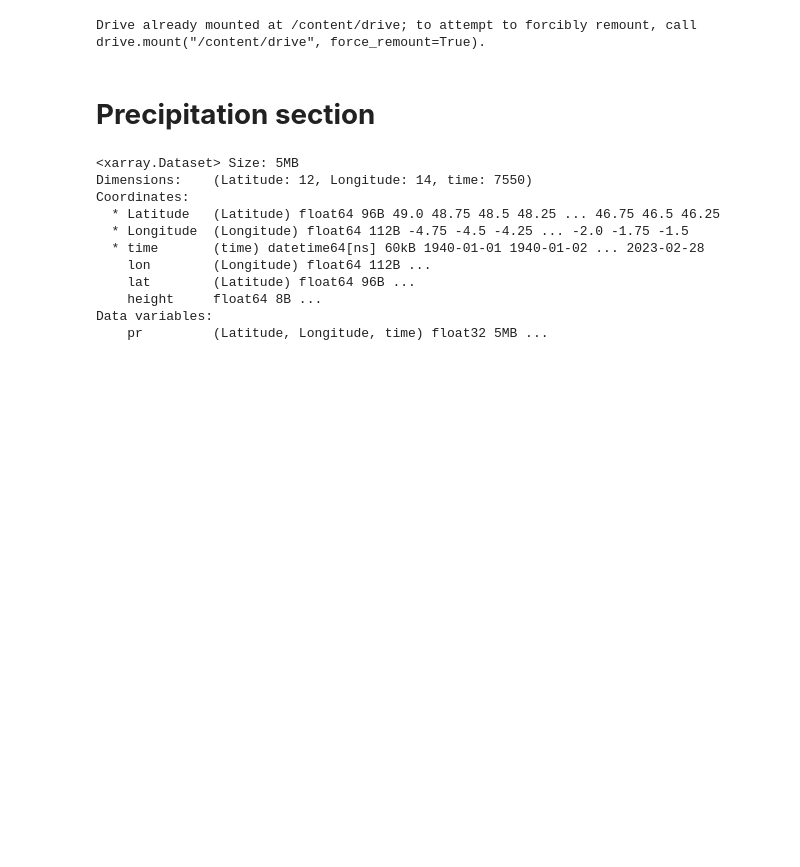
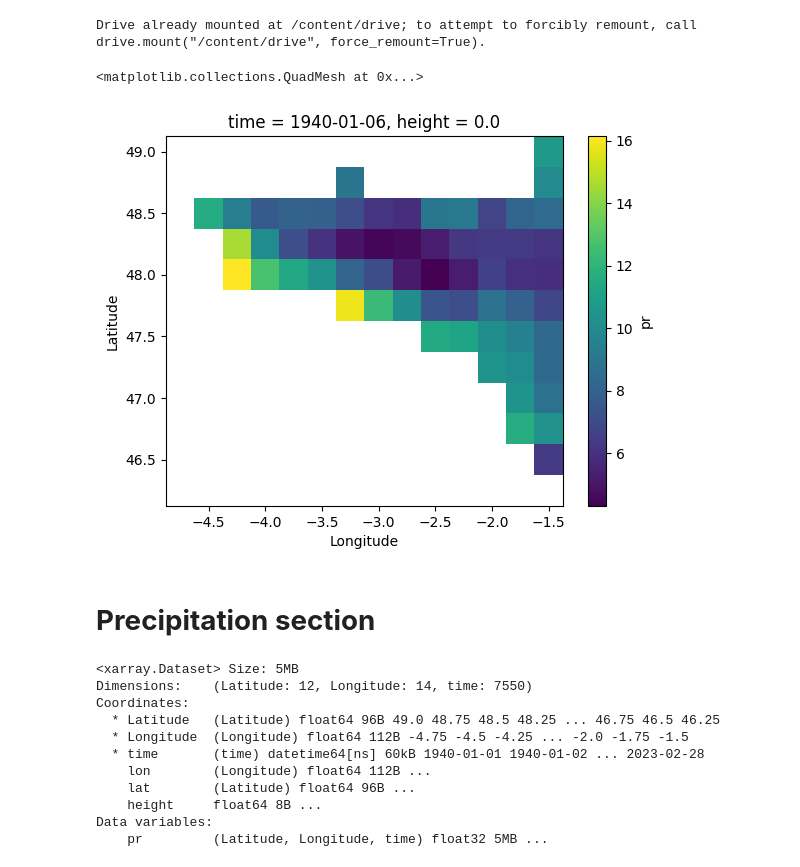
Before and after one commit to Faza20-lab/Projet_stats, a Jupyter notebook: Projet_stats.ipynb, the cells around one changed output. Saved outputs shown, nothing was run; the diff lists cells and outputs as text; code cells hidden in the pictures; blank space fills up the shorter version.

```diff
--- a/Projet_stats.ipynb
+++ b/Projet_stats.ipynb
@@ -16,6 +16,11 @@ file_prec = '/content/drive/MyDrive/data/ERA5_prec_daily_1940_2023_FR_brittany.n
 ds = xr.open_dataset(file_prec)
 # %% [output]
 Drive already mounted at /content/drive; to attempt to forcibly remount, call drive.mount("/content/drive", force_remount=True).
+# %%
+ds.pr[:,:,5].plot()
+# %% [output]
+<matplotlib.collections.QuadMesh at 0x...>
+[figure, added]
 # %% [markdown]
 # **Precipitation section**
 # %%
```
Also changed, not shown: parts of 5 cells of this notebook.
